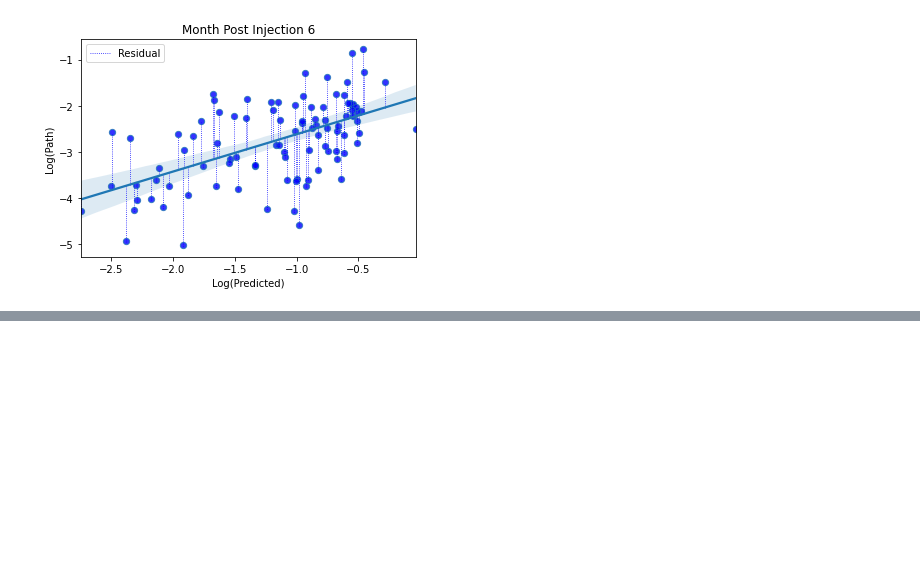
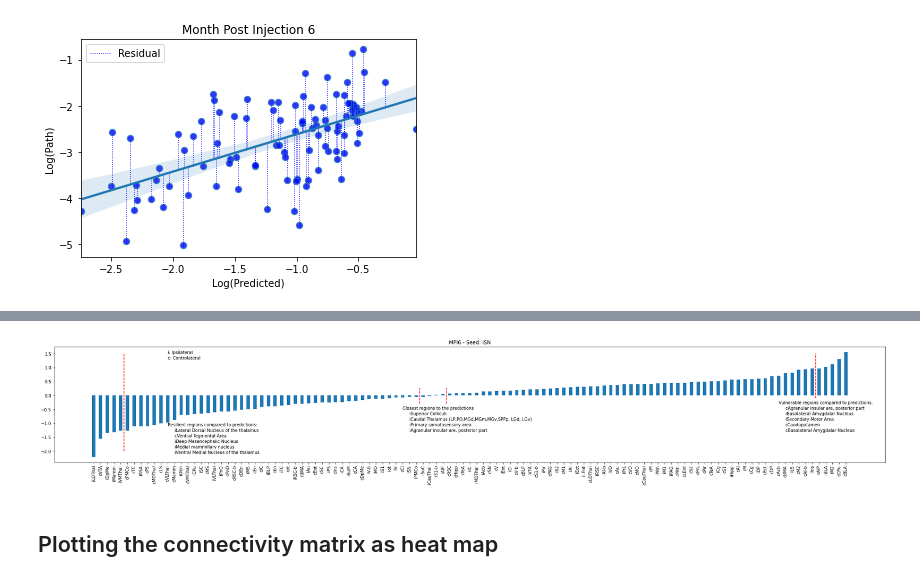
Before and after one commit to MathieuBo/PathoSpreading, a Jupyter notebook: Clustered_Vulnerability.ipynb, the cells around one changed output, grey strips where cells are left out. Saved outputs shown, nothing was run; the diff lists cells and outputs as text; code cells hidden in the pictures; blank space fills up the shorter version.

```diff
--- a/Clustered_Vulnerability.ipynb
+++ b/Clustered_Vulnerability.ipynb
@@ -330,0 +685,45 @@ plt.legend()
+# %%
+fig, ax =plt.subplots(figsize=(35,5))
+plt.bar(x=res_6["regions"], height=res_6["MPI 6 residual"].values, width=.5)
+plt.xticks(rotation="vertical")
+
+
+
+plt.text(x=11,y=-1.1,s="Resilient regions compared to predictions:")
+plt.text(x=12,y=-1.3,s="iLateral Dorsal Nucleus of the thalamus")
+plt.text(x=12,y=-1.5,s="cVentral Tegmental Area")
+plt.text(x=12,y=-1.7,s="iDeep Mesencephalic Nucleus")
+plt.text(x=12,y=-1.9,s="iMedial mammillary nucleus")
+plt.text(x=12,y=-2.1,s="iVentral Medial Nucleus of the thalamus")
+plt.vlines(x=4.5, ymin=-2, ymax=1.5, linestyle="dashed", colors="red")
+
+
+plt.text(x=102,y=-0.3,s="Vulnerable regions compared to predictions:")
+plt.text(x=103,y=-0.5,s="cAgranular insular are, posterior part")
+plt.text(x=103,y=-0.7,s="iBasolateral Amygdalar Nucleus")
+plt.text(x=103,y=-0.9,s="iSecondary Motor Area")
+plt.text(x=103,y=-1.1,s="cCaudoputamen")
+plt.text(x=103,y=-1.3,s="cBasolateral Amygdalar Nucleus")
+plt.vlines(x=107.5, ymin=-0.1, ymax=1.5, linestyle="dashed", colors="red")
+
+
+
+plt.text(x=46,y=-0.5,s="Closest regions to the predictions")
+plt.text(x=47,y=-0.7,s="iSuperior Colliculi")
+plt.text(x=47,y=-0.9,s="iCaudal Thalamus (LP,PO,MGd,MGm,MGv,SPFp, LGd, LGv)")
+plt.text(x=47,y=-1.1,s="iPrimary somatosensory area")
+plt.text(x=47,y=-1.3,s="iAgranular insular are, posterior part")
+plt.vlines(x=48.5, ymin=-0.3, ymax=0.3, linestyle="dashed", colors="red")
+plt.vlines(x=52.5, ymin=-0.3, ymax=0.3, linestyle="dashed", colors="red")
+
+
+plt.text(x=11,y=1.5,s="i: Ipsilateral")
+plt.text(x=11,y=1.3,s="c: Controlateral")
+plt.title("MPI6 - Seed: iSN")
+plt.savefig("../plots/vulnerability/mpi6_isn.png",dpi=300)
+plt.savefig("../plots/vulnerability/mpi6_isn.pdf",dpi=300)
+plt.show()
+# %% [output]
+[figure, added]
+# %% [markdown]
+## Plotting the connectivity matrix as heat map
```
Also changed, not shown: parts of 21 cells of this notebook, 7 other files.
